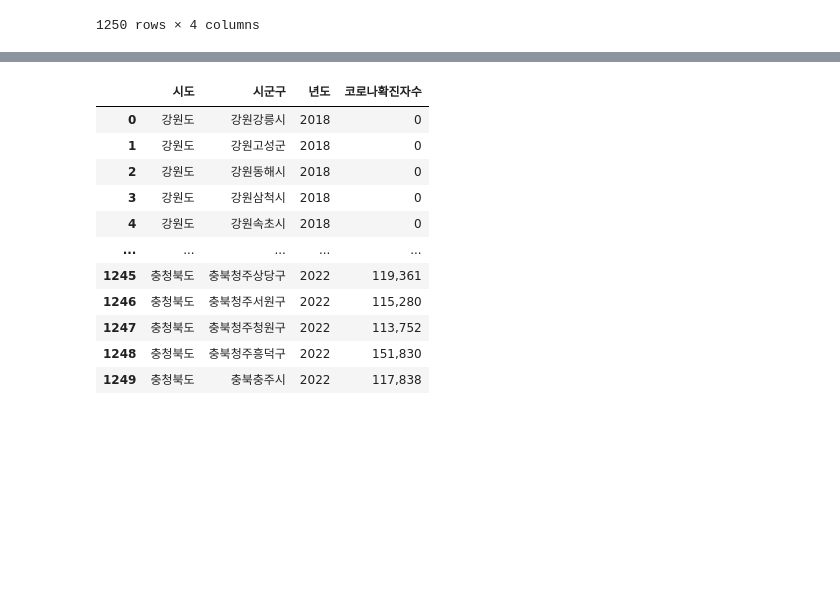
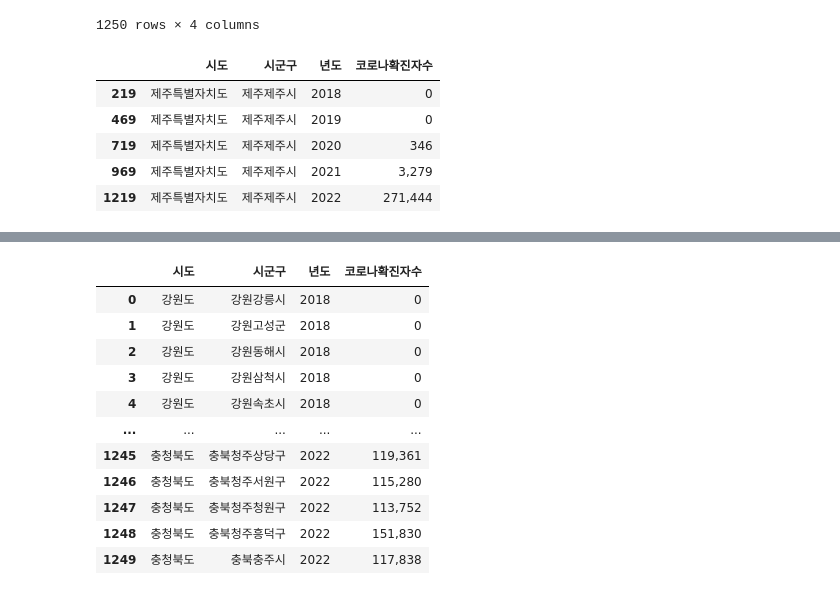
Before and after one commit to bonasoobin/depression-analysis, a Jupyter notebook: 0_Data/park.ipynb, the cells around one changed output, grey strips where cells are left out. Saved outputs shown, nothing was run; the diff lists cells and outputs as text; code cells hidden in the pictures; blank space fills up the shorter version.

```diff
--- a/0_Data/park.ipynb
+++ b/0_Data/park.ipynb
@@ -2244,3 +2298,12 @@ covid_result
 | 498 | 충청북도 | 충북청주흥덕구 | 0 | 2019 |
 | 499 | 충청북도 | 충북충주시 | 0 | 2019 |
 1250 rows × 4 columns
+# %%
+covid_result[covid_result['시군구'] == '제주제주시']
+# %% [output]
+|  | 시도 | 시군구 | 년도 | 코로나확진자수 |
+| 219 | 제주특별자치도 | 제주제주시 | 2018 | 0 |
+| 469 | 제주특별자치도 | 제주제주시 | 2019 | 0 |
+| 719 | 제주특별자치도 | 제주제주시 | 2020 | 346 |
+| 969 | 제주특별자치도 | 제주제주시 | 2021 | 3,279 |
+| 1219 | 제주특별자치도 | 제주제주시 | 2022 | 271,444 |
```
Also changed, not shown: parts of 16 cells of this notebook, 5 other files.
